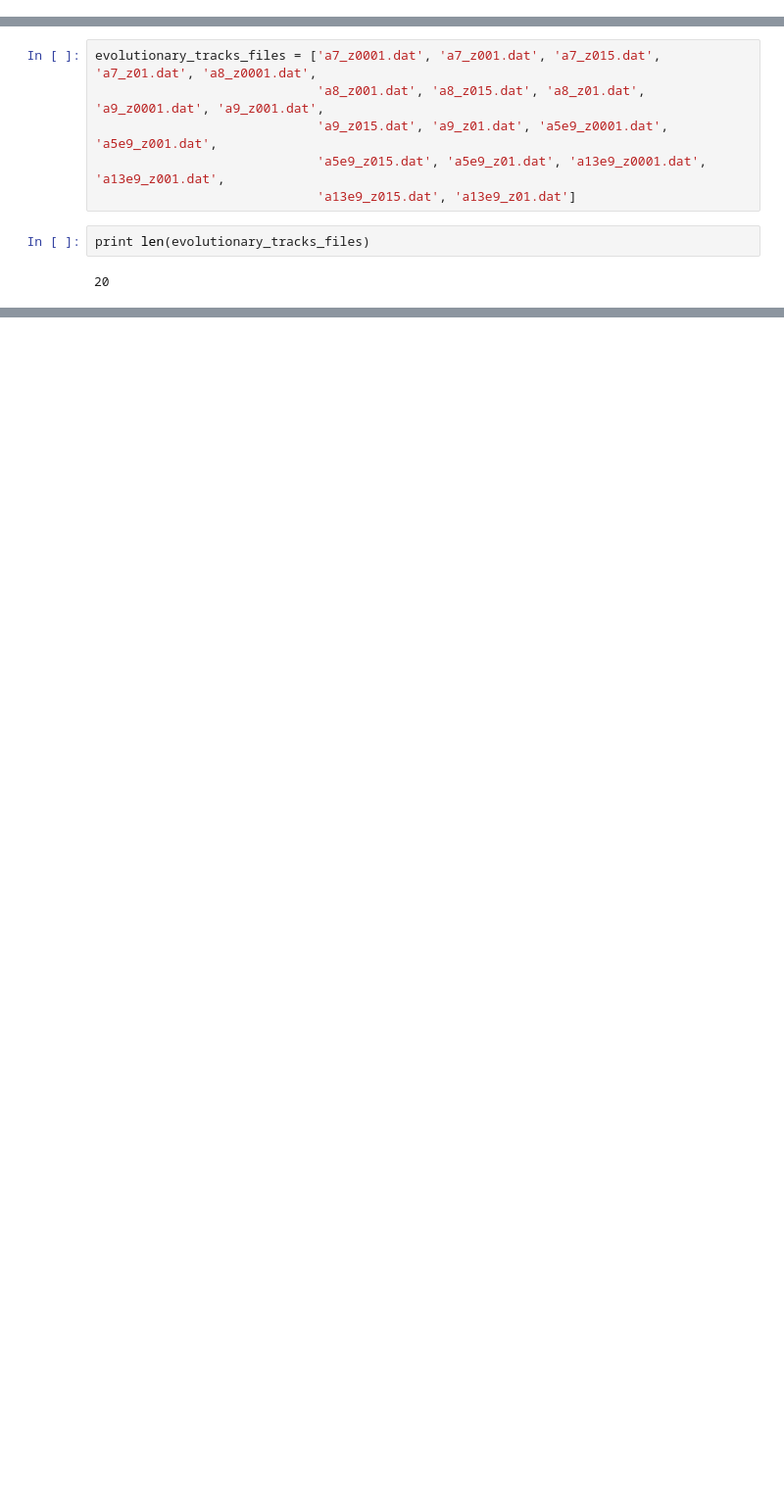
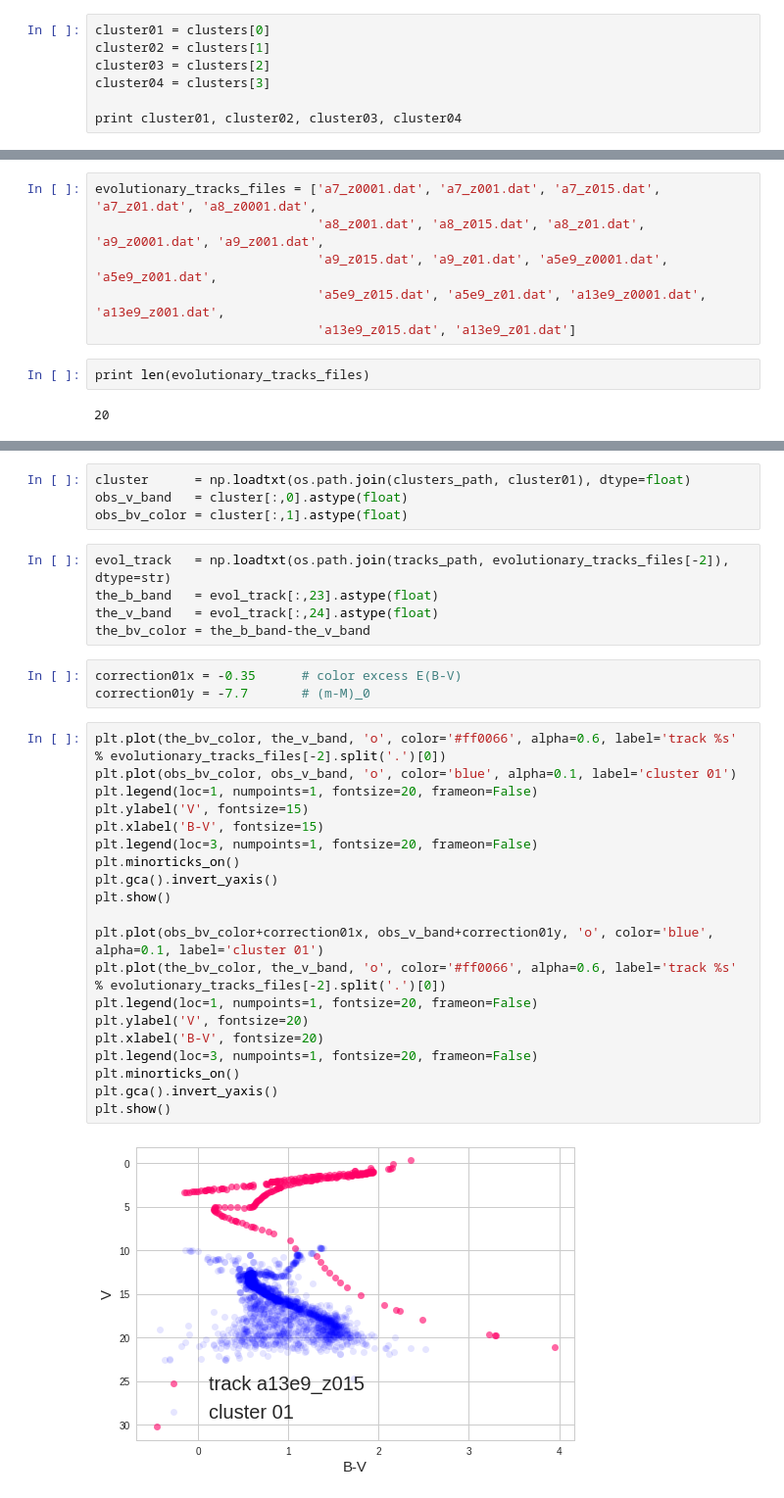
Before and after one commit to mlldantas/Miscelanea, a Jupyter notebook: PopEst/EvolutionaryTracks.ipynb, the cells around one changed output, grey strips where cells are left out. Shown at 98% size. Cells and saved outputs as stored; diff of their text form; blank space fills up the shorter version.

```diff
--- a/PopEst/EvolutionaryTracks.ipynb
+++ b/PopEst/EvolutionaryTracks.ipynb
@@ -18,0 +36,7 @@ clusters = np.array(clusters)
+# %%
+cluster01 = clusters[0]
+cluster02 = clusters[1]
+cluster03 = clusters[2]
+cluster04 = clusters[3]
+
+print cluster01, cluster02, cluster03, cluster04
@@ -172,0 +361,34 @@ for c in range(clusters.size):
+# %%
+cluster      = np.loadtxt(os.path.join(clusters_path, cluster01), dtype=float)
+obs_v_band   = cluster[:,0].astype(float)
+obs_bv_color = cluster[:,1].astype(float)
+# %%
+evol_track   = np.loadtxt(os.path.join(tracks_path, evolutionary_tracks_files[-2]), dtype=str)
+the_b_band   = evol_track[:,23].astype(float)
+the_v_band   = evol_track[:,24].astype(float)
+the_bv_color = the_b_band-the_v_band
+# %%
+correction01x = -0.35      # color excess E(B-V)
+correction01y = -7.7       # (m-M)_0
+# %%
+plt.plot(the_bv_color, the_v_band, 'o', color='#ff0066', alpha=0.6, label='track %s' % evolutionary_tracks_files[-2].split('.')[0])
+plt.plot(obs_bv_color, obs_v_band, 'o', color='blue', alpha=0.1, label='cluster 01')
+plt.legend(loc=1, numpoints=1, fontsize=20, frameon=False)
+plt.ylabel('V', fontsize=15)
+plt.xlabel('B-V', fontsize=15)
+plt.legend(loc=3, numpoints=1, fontsize=20, frameon=False)
+plt.minorticks_on()
+plt.gca().invert_yaxis()
+plt.show()
+
+plt.plot(obs_bv_color+correction01x, obs_v_band+correction01y, 'o', color='blue', alpha=0.1, label='cluster 01')
+plt.plot(the_bv_color, the_v_band, 'o', color='#ff0066', alpha=0.6, label='track %s' % evolutionary_tracks_files[-2].split('.')[0])
+plt.legend(loc=1, numpoints=1, fontsize=20, frameon=False)
+plt.ylabel('V', fontsize=20)
+plt.xlabel('B-V', fontsize=20)
+plt.legend(loc=3, numpoints=1, fontsize=20, frameon=False)
+plt.minorticks_on()
+plt.gca().invert_yaxis()
+plt.show()
+# %% [output]
+[figure, added]
```
Also changed, not shown: parts of 55 cells of this notebook.
